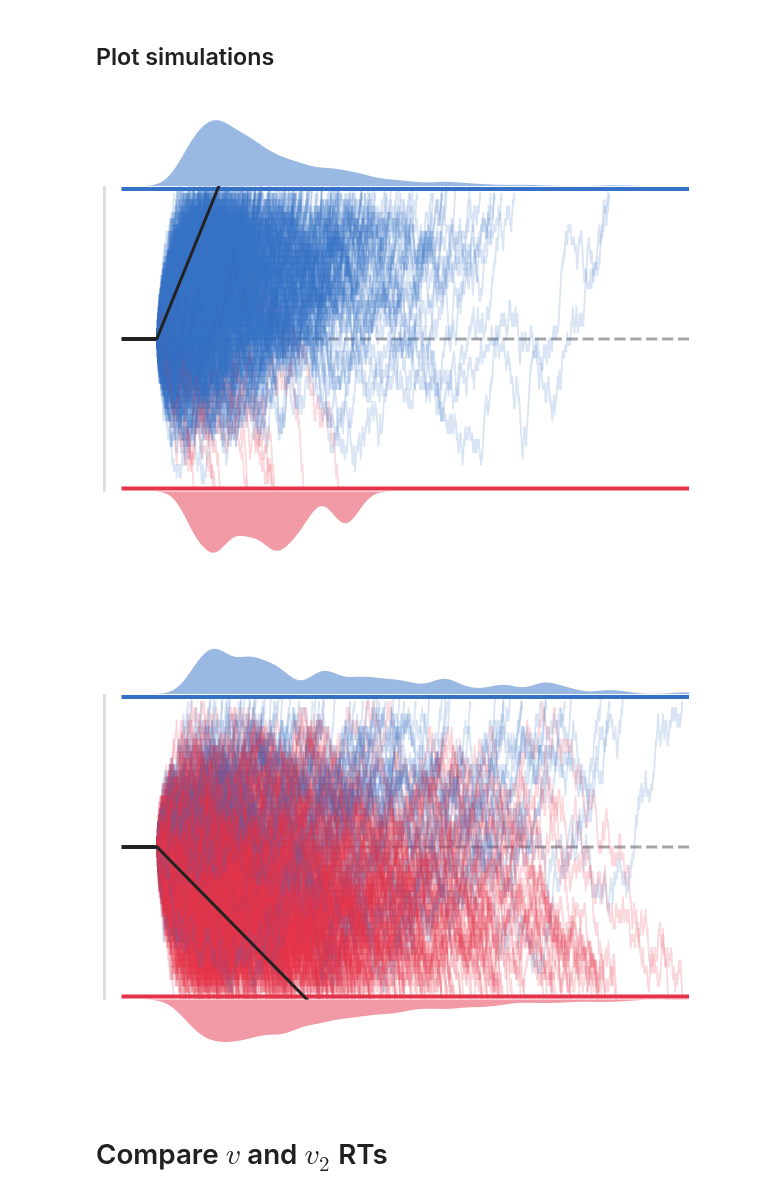
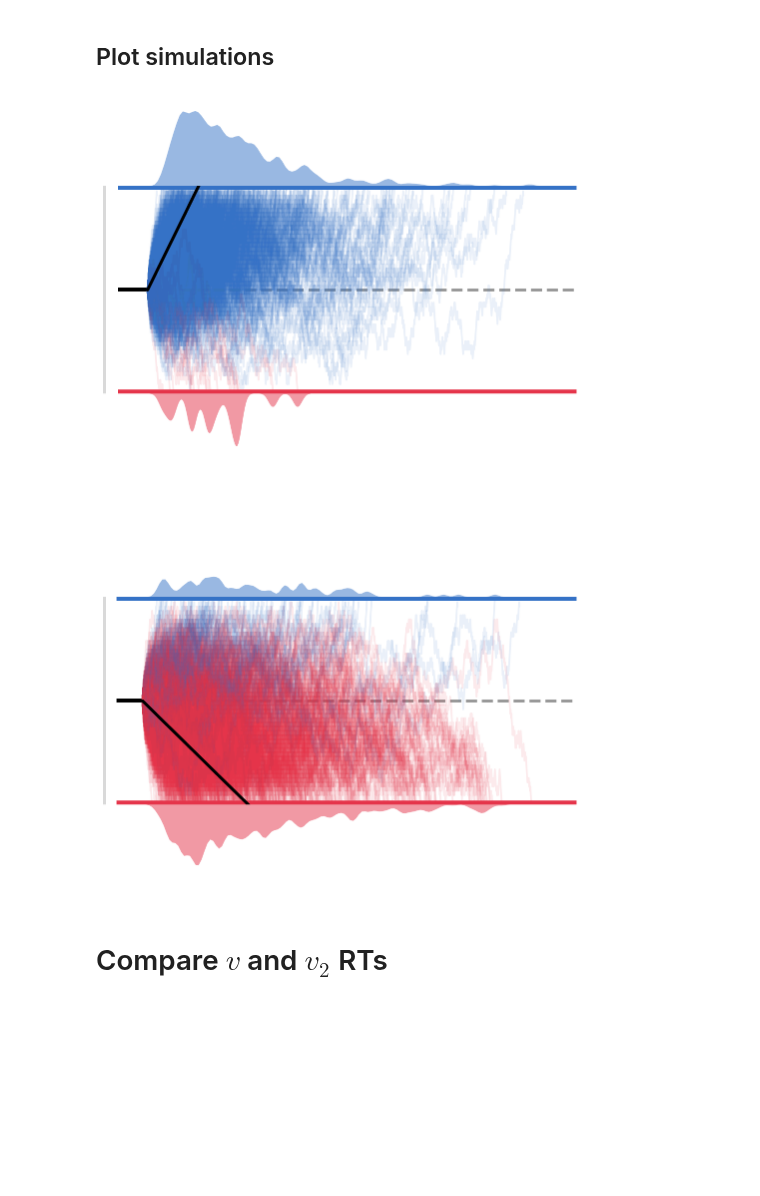
Before and after one commit to CoAxLab/AdaptiveDecisionMaking_2018, a Jupyter notebook: notebooks/Lab1 - SDT and DDM.ipynb, the cells around one changed output. Cells and saved outputs as stored; diff of their text form; code cells hidden in the pictures; blank space fills up the shorter version.

Commit message:
update visualize.py; update ipynb; version patch

```diff
--- a/notebooks/Lab1 - SDT and DDM.ipynb
+++ b/notebooks/Lab1 - SDT and DDM.ipynb
@@ -38,7 +56,7 @@ def sim_ddm_trace(rProb, trace, parameters):
 # %% [markdown]
 # Define Parameters
 # %%
-a = .15 #boundary height
+a = .15 # boundary height
 v = .24 # strong drift-rate
 v2 = -.12 # weak drift-rate for comparison
 tr = .25 # nondecision time (in seconds)
@@ -48,7 +66,7 @@ dt = .001 # time step
 si = .1 # sigma (noise scalar)
 deadline = 1.75 # max decision time
 
-ntrials = 1000 # number of trials to simulate
+ntrials = 750 # number of trials to simulate
 data = np.zeros((ntrials, 2)) # empty matrix Ntrials x 2 (cols for RT & Choice)
 data2 = np.zeros((ntrials, 2)) # empty matrix Ntrials x 2 (cols for RT & Choice)
 # %%
@@ -70,13 +88,13 @@ df2, trace2 = ddm.clean_output(data2, traces2, deadline=deadline)
 # %% [markdown]
 ## Plot simulations
 # %%
-ax = vis.plot_ddm_traces(df, trace, parameters, plot_v=True)
+ax = vis.plot_ddm_sims(df, parameters, traces=trace, plot_v=True)
 # %% [output]
-[figure, old version]
+[figure, new version]
 # %%
-ax = vis.plot_ddm_traces(df2, trace2, parameters2, plot_v=True)
+ax = vis.plot_ddm_sims(df2, parameters2, traces=trace2, plot_v=True)
 # %% [output]
-[figure, old version]
+[figure, new version]
 # %% [markdown]
 # Compare $v$ and $v_2$ RTs
 # %%
```
Also changed, not shown: parts of 6 cells of this notebook, 4 other files.
